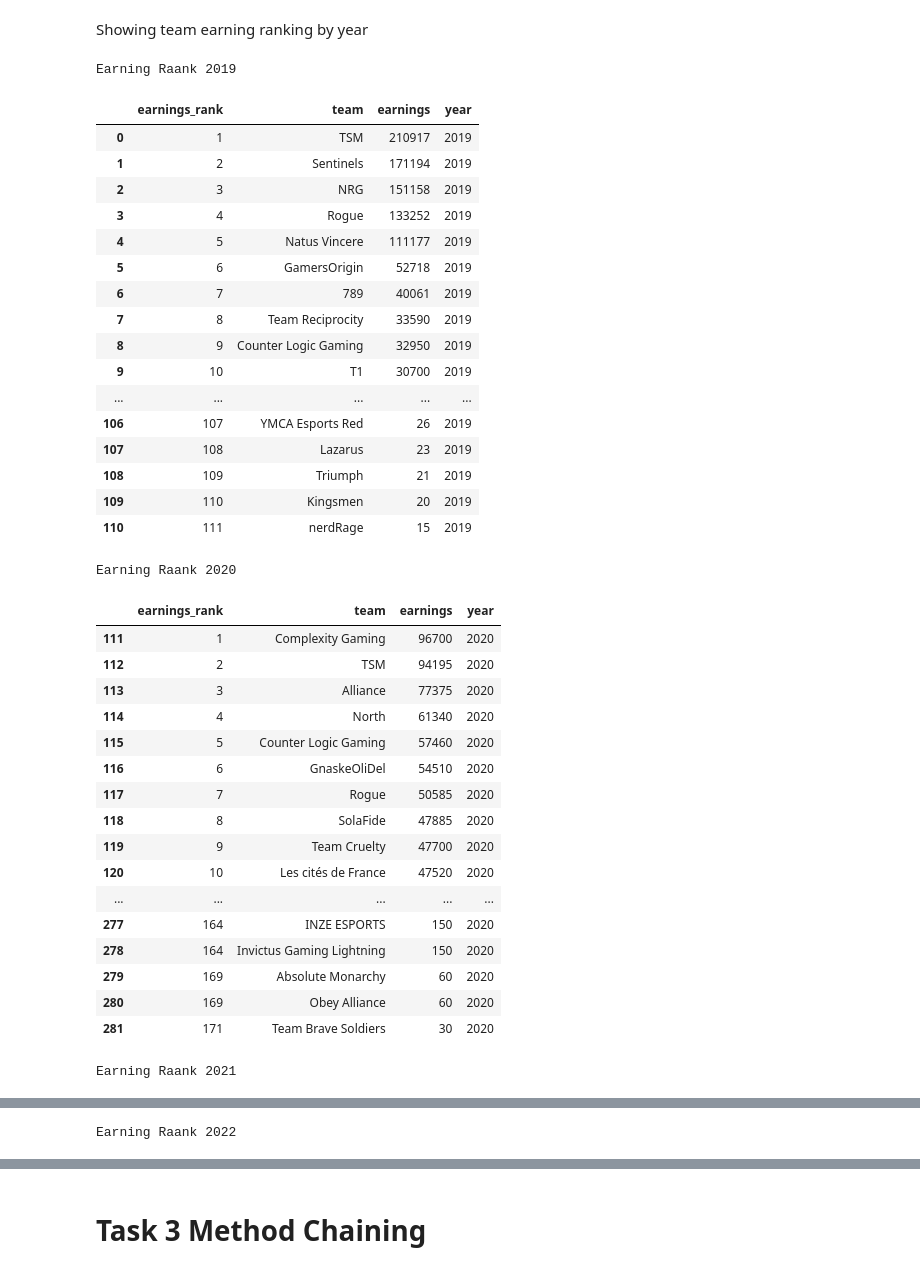
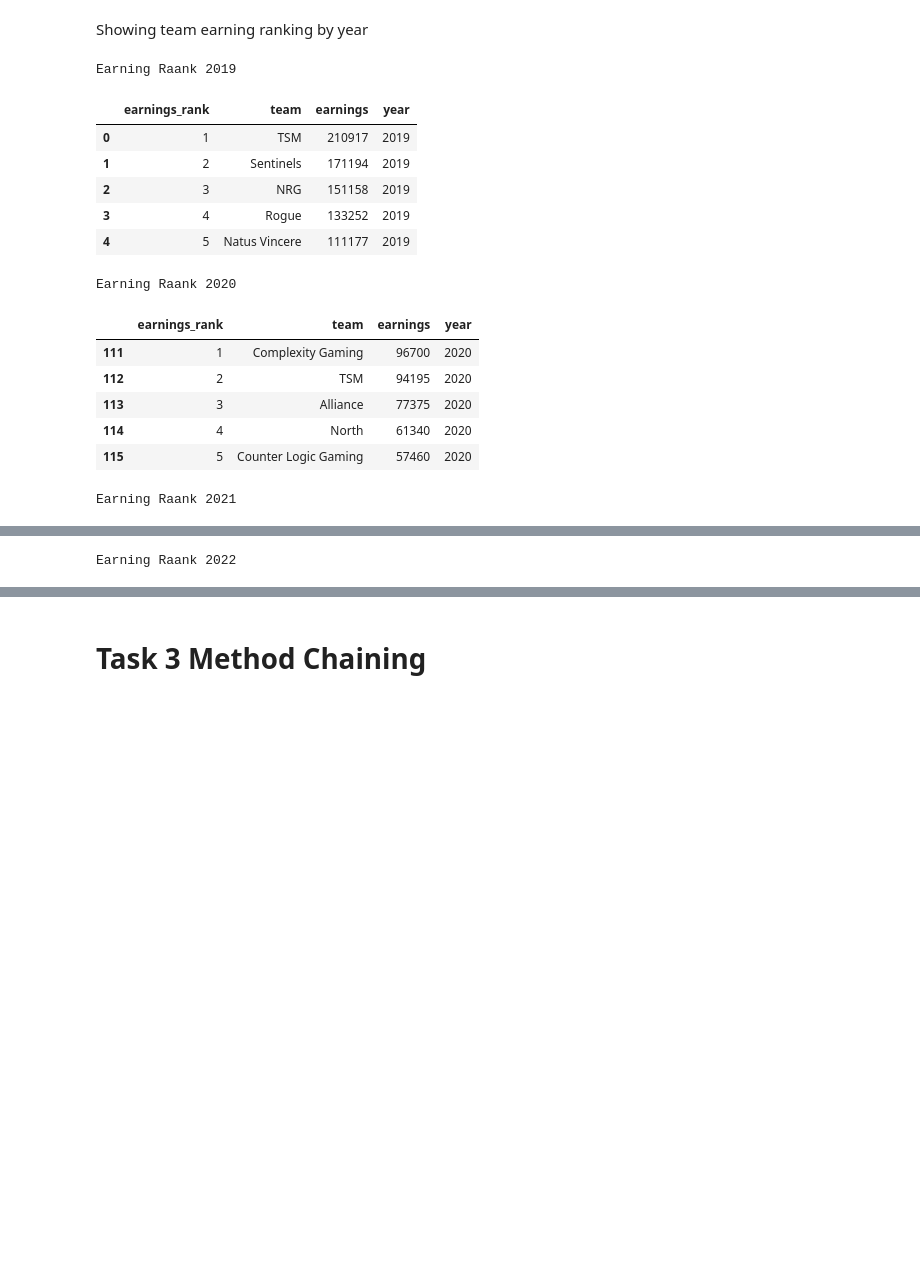
Before and after one commit to ubco-W2022T1-cosc301/project-group08, a Jupyter notebook: notebooks/analysis1.ipynb, the cells around one changed output, grey strips where cells are left out. Cells and saved outputs as stored; diff of their text form; code cells hidden in the pictures; blank space fills up the shorter version.

```diff
--- a/notebooks/analysis1.ipynb
+++ b/notebooks/analysis1.ipynb
@@ -213,30 +213,23 @@ counting
 # %% [markdown]
 Showing team earning ranking by year
 # %%
-win2019_style = win2019.style.set_table_attributes("style='display:inline; margin-right:0px;'").set_caption("Earning Raank 2019")
-win2020_style = win2020.style.set_table_attributes("style='display:inline; margin-right:0px;'").set_caption("Earning Raank 2020")
-win2021_style = win2021.style.set_table_attributes("style='display:inline; margin-right:0px;'").set_caption("Earning Raank 2021")
-win2022_style = win2022.style.set_table_attributes("style='display:inline'").set_caption("Earning Raank 2022")
+win2019head=win2019.head()
+win2020head=win2020.head()
+win2021head=win2021.head()
+win2022head=win2022.head()
+win2019_style = win2019head.style.set_table_attributes("style='display:inline; margin-right:0px;'").set_caption("Earning Raank 2019")
+win2020_style = win2020head.style.set_table_attributes("style='display:inline; margin-right:0px;'").set_caption("Earning Raank 2020")
+win2021_style = win2021head.style.set_table_attributes("style='display:inline; margin-right:0px;'").set_caption("Earning Raank 2021")
+win2022_style = win2022head.style.set_table_attributes("style='display:inline'").set_caption("Earning Raank 2022")
 display_html(win2019_style._repr_html_() + win2020_style._repr_html_()+ win2021_style._repr_html_()+ win2022_style._repr_html_(), raw=True)
 # %% [output]
 Earning Raank 2019
 |  | earnings_rank | team | earnings | year |
 | 0 | 1 | TSM | 210917 | 2019 |
 | 1 | 2 | Sentinels | 171194 | 2019 |
 | 2 | 3 | NRG | 151158 | 2019 |
 | 3 | 4 | Rogue | 133252 | 2019 |
 | 4 | 5 | Natus Vincere | 111177 | 2019 |
-| 5 | 6 | GamersOrigin | 52718 | 2019 |
-| 6 | 7 | 789 | 40061 | 2019 |
-| 7 | 8 | Team Reciprocity | 33590 | 2019 |
-| 8 | 9 | Counter Logic Gaming | 32950 | 2019 |
-| 9 | 10 | T1 | 30700 | 2019 |
-| ... | ... | ... | ... | ... |
-| 106 | 107 | YMCA Esports Red | 26 | 2019 |
-| 107 | 108 | Lazarus | 23 | 2019 |
-| 108 | 109 | Triumph | 21 | 2019 |
-| 109 | 110 | Kingsmen | 20 | 2019 |
-| 110 | 111 | nerdRage | 15 | 2019 |
 Earning Raank 2020
 |  | earnings_rank | team | earnings | year |
 | 111 | 1 | Complexity Gaming | 96700 | 2020 |
@@ -244,17 +237,6 @@ Earning Raank 2020
 | 113 | 3 | Alliance | 77375 | 2020 |
 | 114 | 4 | North | 61340 | 2020 |
 | 115 | 5 | Counter Logic Gaming | 57460 | 2020 |
-| 116 | 6 | GnaskeOliDel | 54510 | 2020 |
-| 117 | 7 | Rogue | 50585 | 2020 |
-| 118 | 8 | SolaFide | 47885 | 2020 |
-| 119 | 9 | Team Cruelty | 47700 | 2020 |
-| 120 | 10 | Les cités de France | 47520 | 2020 |
-| ... | ... | ... | ... | ... |
-| 277 | 164 | INZE ESPORTS | 150 | 2020 |
-| 278 | 164 | Invictus Gaming Lightning | 150 | 2020 |
-| 279 | 169 | Absolute Monarchy | 60 | 2020 |
-| 280 | 169 | Obey Alliance | 60 | 2020 |
-| 281 | 171 | Team Brave Soldiers | 30 | 2020 |
 Earning Raank 2021
 |  | earnings_rank | team | earnings | year |
 | 282 | 1 | SCARZ Europe | 271473 | 2021 |
```
Also changed, not shown: parts of 2 cells of this notebook, 1 other file.
